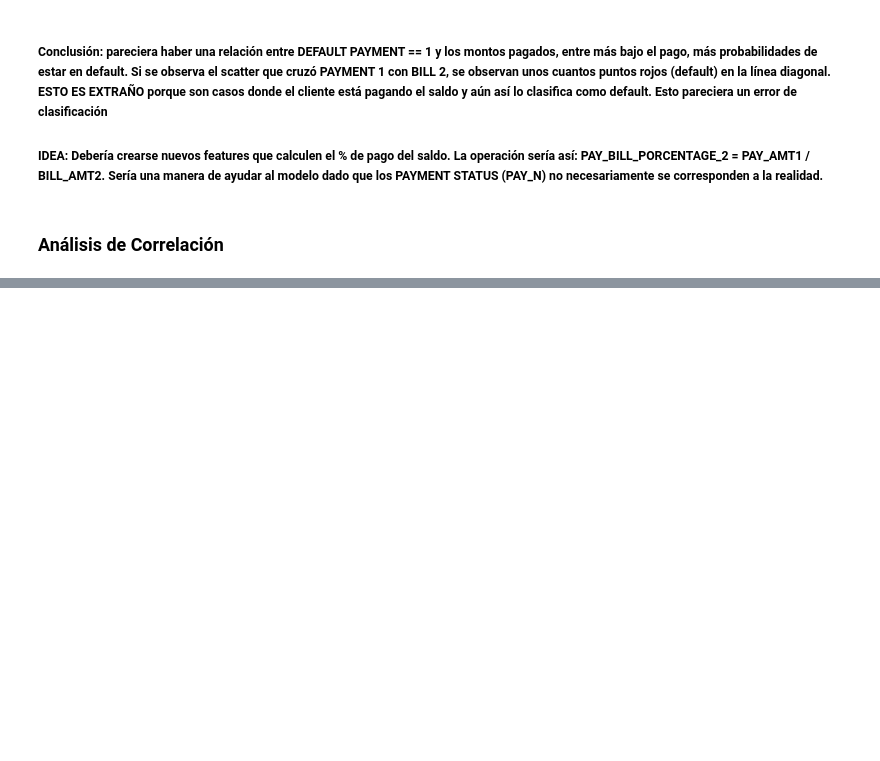
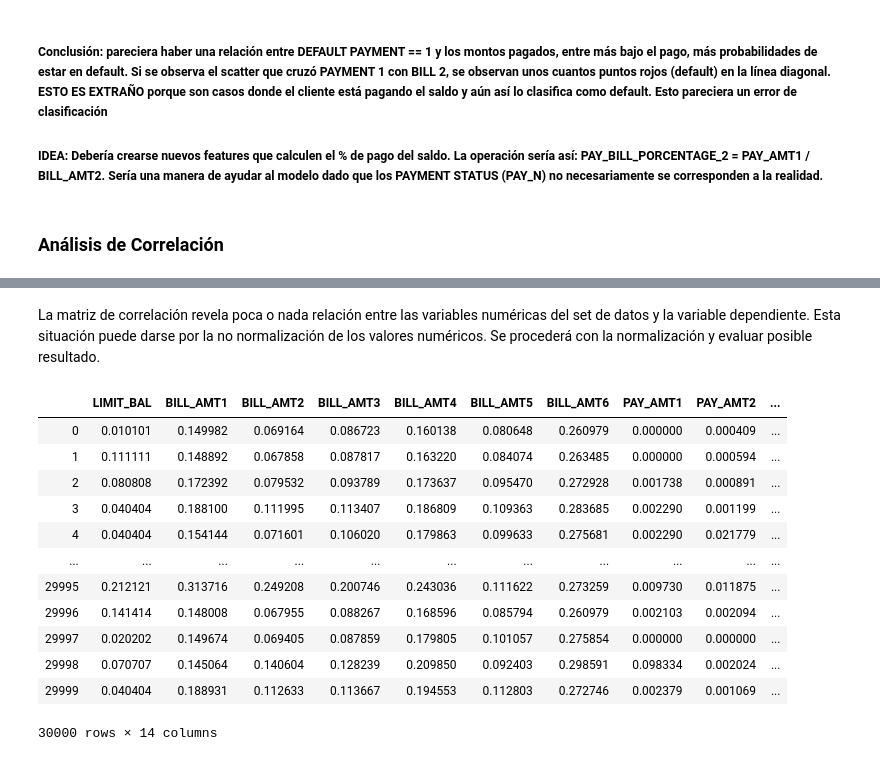
Before and after one commit to randallxram/XTOLC5T2, a Jupyter notebook: Prepare and Explore the Data.ipynb, the cells around one changed output, grey strips where cells are left out. Saved outputs shown, nothing was run; the diff lists cells and outputs as text; code cells hidden in the pictures; blank space fills up the shorter version.

```diff
--- a/Prepare and Explore the Data.ipynb
+++ b/Prepare and Explore the Data.ipynb
@@ -937,0 +955,24 @@ plt.show()
+# %% [markdown]
+La matriz de correlación revela poca o nada relación entre las variables numéricas del set de datos y la variable dependiente. Esta situación puede darse por la no normalización de los valores numéricos. Se procederá con la normalización y evaluar posible resultado.
+# %%
+from sklearn import preprocessing
+min_max_scaler = preprocessing.MinMaxScaler()
+dsCredit01_scaled = dsCredit01.copy()
+dsCredit01_scaled = dsCredit01_scaled[['LIMIT_BAL', 'BILL_AMT1', 'BILL_AMT2', 'BILL_AMT3', 'BILL_AMT4', 'BILL_AMT5', 'BILL_AMT6', 'PAY_AMT1', 'PAY_AMT2', 'PAY_AMT3', 'PAY_AMT4', 'PAY_AMT5', 'PAY_AMT6']]
+dsCredit01_scaled[['LIMIT_BAL', 'BILL_AMT1', 'BILL_AMT2', 'BILL_AMT3', 'BILL_AMT4', 'BILL_AMT5', 'BILL_AMT6', 'PAY_AMT1', 'PAY_AMT2', 'PAY_AMT3', 'PAY_AMT4', 'PAY_AMT5', 'PAY_AMT6']] = min_max_scaler.fit_transform(dsCredit01_scaled)
+dsCredit01_scaled['DEFAULT_NUMERIC'] = dsCredit01['DEFAULT_NUMERIC']
+dsCredit01_scaled
+# %% [output]
+|  | LIMIT_BAL | BILL_AMT1 | BILL_AMT2 | BILL_AMT3 | BILL_AMT4 | BILL_AMT5 | BILL_AMT6 | PAY_AMT1 | PAY_AMT2 | ... |
+| 0 | 0.010101 | 0.149982 | 0.069164 | 0.086723 | 0.160138 | 0.080648 | 0.260979 | 0.000000 | 0.000409 | ... |
+| 1 | 0.111111 | 0.148892 | 0.067858 | 0.087817 | 0.163220 | 0.084074 | 0.263485 | 0.000000 | 0.000594 | ... |
+| 2 | 0.080808 | 0.172392 | 0.079532 | 0.093789 | 0.173637 | 0.095470 | 0.272928 | 0.001738 | 0.000891 | ... |
+| 3 | 0.040404 | 0.188100 | 0.111995 | 0.113407 | 0.186809 | 0.109363 | 0.283685 | 0.002290 | 0.001199 | ... |
+| 4 | 0.040404 | 0.154144 | 0.071601 | 0.106020 | 0.179863 | 0.099633 | 0.275681 | 0.002290 | 0.021779 | ... |
+| ... | ... | ... | ... | ... | ... | ... | ... | ... | ... | ... |
+| 29995 | 0.212121 | 0.313716 | 0.249208 | 0.200746 | 0.243036 | 0.111622 | 0.273259 | 0.009730 | 0.011875 | ... |
+| 29996 | 0.141414 | 0.148008 | 0.067955 | 0.088267 | 0.168596 | 0.085794 | 0.260979 | 0.002103 | 0.002094 | ... |
+| 29997 | 0.020202 | 0.149674 | 0.069405 | 0.087859 | 0.179805 | 0.101057 | 0.275854 | 0.000000 | 0.000000 | ... |
+| 29998 | 0.070707 | 0.145064 | 0.140604 | 0.128239 | 0.209850 | 0.092403 | 0.298591 | 0.098334 | 0.002024 | ... |
+| 29999 | 0.040404 | 0.188931 | 0.112633 | 0.113667 | 0.194553 | 0.112803 | 0.272746 | 0.002379 | 0.001069 | ... |
+30000 rows × 14 columns
```
Also changed, not shown: parts of 8 cells of this notebook.
